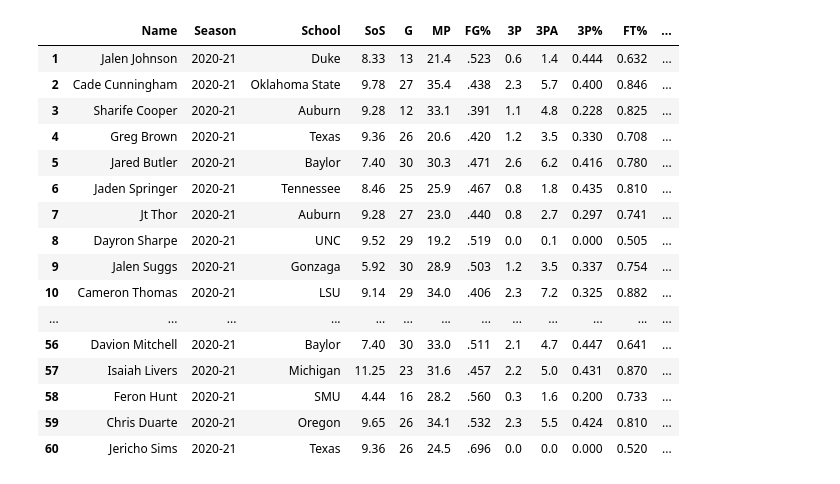
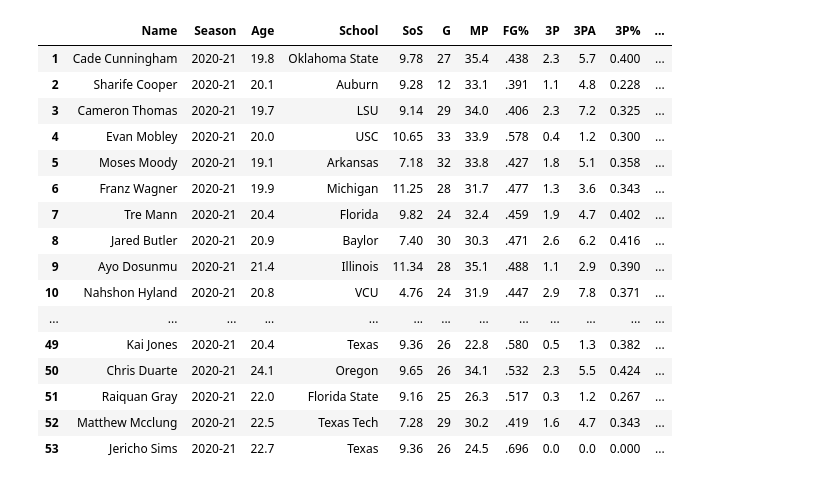
Before and after one commit to EvanJW7/2021-NBA-Draft-Prospect-Stats, a Jupyter notebook: 2021 Grades/2021.ipynb, the cells around one changed output. Saved outputs shown, nothing was run; the diff lists cells and outputs as text; code cells hidden in the pictures.

```diff
--- a/2021 Grades/2021.ipynb
+++ b/2021 Grades/2021.ipynb
@@ -6,17 +6,15 @@ import pandas as pd
 headers = {'User Agent':'Mozilla/5.0'}
 
 players = [
-    'cade-cunningham', 'jalen-suggs','evan-mobley', 'franz-wagner', 'davion-mitchell',
-    'scottie-barnes','moses-moody', 'ziaire-williams', 'corey-kispert', 'tre-mann', 'ayo-dosunmu',
-    'kai-jones', 'josh-christopher', 'nahshon-hyland', 'jalen-johnson-24', 'jaden-springer', 'cameron-thomas',
-    'miles-mcbride', 'johnny-juzang', 'charles-bassey', 'chris-duarte', 'james-bouknight', 'jeremiah-robinson-earl',
-    'sharife-cooper', 'brandon-bostonjr', 'joel-ayayi', 'isaiah-livers', 'david-duke', 'dayron-sharpe',
-    'keon-johnson', 'marcus-zegarowski', 'rj-nembhard', 'aaron-henry', 'feron-hunt',
-    'matthew-hurt', 'trey-murphyiii', 'ochai-agbaji', 'joshua-primo', 'aaron-wiggins','kessler-edwards',
-    'neemias-queta', 'jason-preston', 'sandro-mamukelashvili', 'jt-thor', 'quentin-grimes', 'joe-wieskamp',
-    'macio-teague', 'javonte-smart', 'dj-steward', 'luka-garza', 'matthew-mcclung', 'santi-aldama'
-    'trendon-watford', 'justin-champagnie', 'austin-reaves', 'keve-aluma', 'isaiah-jackson-3', 'jared-butler',
-    'greg-brown-9', 'dalano-banton', 'david-johnson-13', 'jericho-sims', 'raiquan-gray']
+    'isaiah-jackson-3', 'ayo-dosunmu', 'david-duke', 'sandro-mamukelashvili', 'corey-kispert', 'aaron-wiggins',
+    'matthew-mcclung', 'kai-jones',  'santi-aldama', 'cade-cunningham', 'jalen-suggs','evan-mobley', 'franz-wagner',
+    'davion-mitchell', 'scottie-barnes','moses-moody', 'ziaire-williams', 'tre-mann', 'josh-christopher',
+    'nahshon-hyland', 'jalen-johnson-24', 'jaden-springer', 'cameron-thomas', 'miles-mcbride', 'charles-bassey',
+    'chris-duarte', 'james-bouknight', 'jeremiah-robinson-earl', 'sharife-cooper', 'brandon-bostonjr',
+    'isaiah-livers','dayron-sharpe', 'keon-johnson', 'marcus-zegarowski', 'matthew-hurt', 'trey-murphyiii',
+    'ochai-agbaji', 'joshua-primo', 'kessler-edwards', 'neemias-queta', 'jason-preston',  'jt-thor',
+    'quentin-grimes', 'joe-wieskamp', 'javonte-smart', 'luka-garza', 'trendon-watford', 'austin-reaves',
+    'greg-brown-9', 'dalano-banton', 'david-johnson-13', 'jericho-sims', 'raiquan-gray', 'jared-butler']
 
 player_stats = []
 playerlist = []
@@ -46,11 +44,14 @@ for player in players:
             player = player[:-2]
         if player[-2:] == 'jr':
             player = player.replace('jr', ' Jr')
+        if player[-3:] == 'iii':
+            player = player.replace('iii', ' III')
         playerlist.append(player)
 
     except:
         continue
     try:
+        player = player.replace('-', '+')
         url = f'https://www.google.com/search?q={player}+basketball+birth+date'
         res = requests.get(url)
         soup = BeautifulSoup(res.content, 'lxml')
@@ -85,13 +86,34 @@ for player in players:
         year_list.append(year)
 
     except:
-        age_list.append(22)
+        age_list.append(0)
         year_list.append(.85)
 
+age_list[0] = 19.5
+year_list[0] = 1.03
+age_list[1] = 21.4
+year_list[1] = .86
+age_list[2] = 21.7
+year_list[2] = .81
+age_list[3] = 22.1
+year_list[3] = .78
+age_list[4] = 22.3
+year_list[4] = .76
+age_list[5] = 22.5
+year_list[5] = .74
+age_list[6] = 22.5
+year_list[6] = .74
+age_list[7] = 20.4
+year_list[7] = .94
+age_list[8] = 20.5
+year_list[8] = .93
+age_list[-1] = 20.9
+year_list[-1] = .89
 
 table.insert(0, "Name", playerlist)
 table.insert(2, "Year", year_list)
 table.insert(2, "Age", age_list)
+
 table['MP'] = table['MP'].astype(float)
 table['PTS'] = table['PTS'].astype(float)
 table['AST'] = table['AST'].astype(float)
@@ -104,53 +126,53 @@ table['TOV'] = table['TOV'].astype(float)
 table['SOS'] = table['SOS'].astype(float)
 table['PF'] = table['PF'].astype(float)
 table['FT%'] = table['FT%'].astype(float)
 table['3P%'] = table['3P%'].astype(float)
 
-per40 = 40/table['MP']
-
-table["Player Grade"] = ((table['PTS']*per40) + (table['TRB']*1.5*per40) + (table['AST']*2*per40) +
-(table['BLK']*3*per40) + (table['STL']*3*per40) + (table['3P']*5*per40)+ (table['FT%']*7) + (table['SOS']) +
+table["Player Grade"] = ((table['PTS']) + (table['TRB']*1.5) + (table['AST']*2) +
+(table['BLK']*3) + (table['STL']*3) + (table['3P']*5)+ (table['FT%']*7) + (table['SOS']) +
 (table['3P%']*10)) * table['Year']
 
-table["Player Grade"] = table["Player Grade"]*1.25
+table["Player Grade"] = table["Player Grade"]*1.5
 table["Player Grade"] = (round(table["Player Grade"], 1))
 table["Player Grade"]= table["Player Grade"].astype(float)
 
 table = table.sort_values(by= "Player Grade", ascending=False)
 table.insert(5, 'SoS', table['SOS'])
 table.reset_index(drop = True, inplace=True)
 import numpy as np
 table.index = np.arange(1, len(table)+1)
 del table['SOS']
 del table['Conf']
 del table['ORB']
 del table['DRB']
 del table['GS']
 del table['FG']
 del table['FGA']
 del table['FT']
 del table['FTA']
 del table['2P']
 del table['2PA']
 del table['2P%']
 del table['Year']
-del table['Age']
+del table['TOV']
+del table['PF']
+
 table
 # %% [output]
-|  | Name | Season | School | SoS | G | MP | FG% | 3P | 3PA | 3P% | FT% | ... |
-| 1 | Jalen Johnson | 2020-21 | Duke | 8.33 | 13 | 21.4 | .523 | 0.6 | 1.4 | 0.444 | 0.632 | ... |
-| 2 | Cade Cunningham | 2020-21 | Oklahoma State | 9.78 | 27 | 35.4 | .438 | 2.3 | 5.7 | 0.400 | 0.846 | ... |
-| 3 | Sharife Cooper | 2020-21 | Auburn | 9.28 | 12 | 33.1 | .391 | 1.1 | 4.8 | 0.228 | 0.825 | ... |
-| 4 | Greg Brown | 2020-21 | Texas | 9.36 | 26 | 20.6 | .420 | 1.2 | 3.5 | 0.330 | 0.708 | ... |
-| 5 | Jared Butler | 2020-21 | Baylor | 7.40 | 30 | 30.3 | .471 | 2.6 | 6.2 | 0.416 | 0.780 | ... |
-| 6 | Jaden Springer | 2020-21 | Tennessee | 8.46 | 25 | 25.9 | .467 | 0.8 | 1.8 | 0.435 | 0.810 | ... |
-| 7 | Jt Thor | 2020-21 | Auburn | 9.28 | 27 | 23.0 | .440 | 0.8 | 2.7 | 0.297 | 0.741 | ... |
-| 8 | Dayron Sharpe | 2020-21 | UNC | 9.52 | 29 | 19.2 | .519 | 0.0 | 0.1 | 0.000 | 0.505 | ... |
-| 9 | Jalen Suggs | 2020-21 | Gonzaga | 5.92 | 30 | 28.9 | .503 | 1.2 | 3.5 | 0.337 | 0.754 | ... |
-| 10 | Cameron Thomas | 2020-21 | LSU | 9.14 | 29 | 34.0 | .406 | 2.3 | 7.2 | 0.325 | 0.882 | ... |
+|  | Name | Season | Age | School | SoS | G | MP | FG% | 3P | 3PA | 3P% | ... |
+| 1 | Cade Cunningham | 2020-21 | 19.8 | Oklahoma State | 9.78 | 27 | 35.4 | .438 | 2.3 | 5.7 | 0.400 | ... |
+| 2 | Sharife Cooper | 2020-21 | 20.1 | Auburn | 9.28 | 12 | 33.1 | .391 | 1.1 | 4.8 | 0.228 | ... |
+| 3 | Cameron Thomas | 2020-21 | 19.7 | LSU | 9.14 | 29 | 34.0 | .406 | 2.3 | 7.2 | 0.325 | ... |
+| 4 | Evan Mobley | 2020-21 | 20.0 | USC | 10.65 | 33 | 33.9 | .578 | 0.4 | 1.2 | 0.300 | ... |
+| 5 | Moses Moody | 2020-21 | 19.1 | Arkansas | 7.18 | 32 | 33.8 | .427 | 1.8 | 5.1 | 0.358 | ... |
+| 6 | Franz Wagner | 2020-21 | 19.9 | Michigan | 11.25 | 28 | 31.7 | .477 | 1.3 | 3.6 | 0.343 | ... |
+| 7 | Tre Mann | 2020-21 | 20.4 | Florida | 9.82 | 24 | 32.4 | .459 | 1.9 | 4.7 | 0.402 | ... |
+| 8 | Jared Butler | 2020-21 | 20.9 | Baylor | 7.40 | 30 | 30.3 | .471 | 2.6 | 6.2 | 0.416 | ... |
+| 9 | Ayo Dosunmu | 2020-21 | 21.4 | Illinois | 11.34 | 28 | 35.1 | .488 | 1.1 | 2.9 | 0.390 | ... |
+| 10 | Nahshon Hyland | 2020-21 | 20.8 | VCU | 4.76 | 24 | 31.9 | .447 | 2.9 | 7.8 | 0.371 | ... |
 | ... | ... | ... | ... | ... | ... | ... | ... | ... | ... | ... | ... | ... |
-| 56 | Davion Mitchell | 2020-21 | Baylor | 7.40 | 30 | 33.0 | .511 | 2.1 | 4.7 | 0.447 | 0.641 | ... |
-| 57 | Isaiah Livers | 2020-21 | Michigan | 11.25 | 23 | 31.6 | .457 | 2.2 | 5.0 | 0.431 | 0.870 | ... |
-| 58 | Feron Hunt | 2020-21 | SMU | 4.44 | 16 | 28.2 | .560 | 0.3 | 1.6 | 0.200 | 0.733 | ... |
-| 59 | Chris Duarte | 2020-21 | Oregon | 9.65 | 26 | 34.1 | .532 | 2.3 | 5.5 | 0.424 | 0.810 | ... |
-| 60 | Jericho Sims | 2020-21 | Texas | 9.36 | 26 | 24.5 | .696 | 0.0 | 0.0 | 0.000 | 0.520 | ... |
+| 49 | Kai Jones | 2020-21 | 20.4 | Texas | 9.36 | 26 | 22.8 | .580 | 0.5 | 1.3 | 0.382 | ... |
+| 50 | Chris Duarte | 2020-21 | 24.1 | Oregon | 9.65 | 26 | 34.1 | .532 | 2.3 | 5.5 | 0.424 | ... |
+| 51 | Raiquan Gray | 2020-21 | 22.0 | Florida State | 9.16 | 25 | 26.3 | .517 | 0.3 | 1.2 | 0.267 | ... |
+| 52 | Matthew Mcclung | 2020-21 | 22.5 | Texas Tech | 7.28 | 29 | 30.2 | .419 | 1.6 | 4.7 | 0.343 | ... |
+| 53 | Jericho Sims | 2020-21 | 22.7 | Texas | 9.36 | 26 | 24.5 | .696 | 0.0 | 0.0 | 0.000 | ... |
```
Also changed, not shown: 1 other file.
